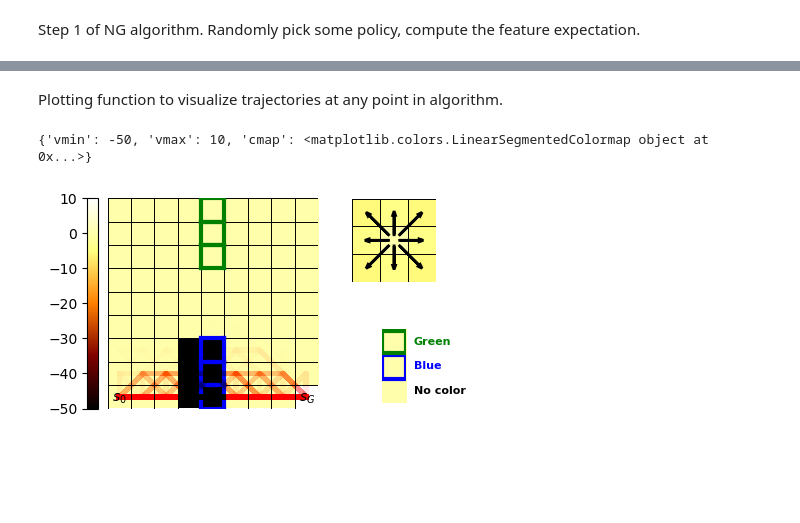
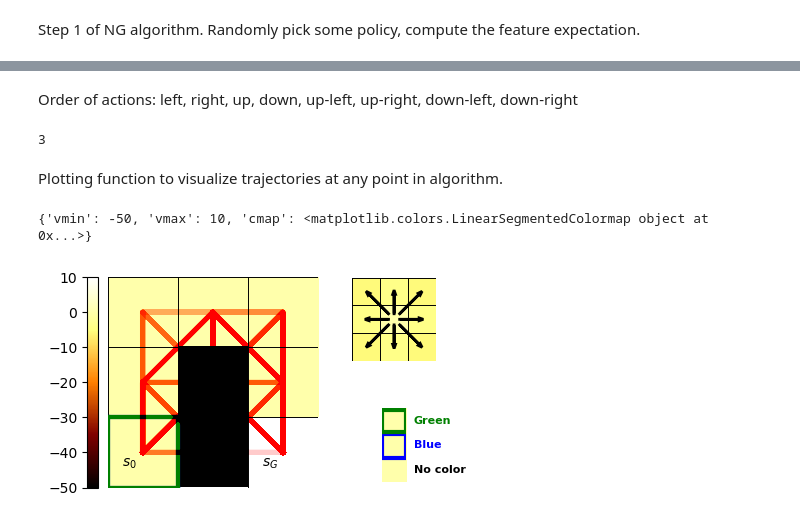
Before and after one commit to jwagner31/soft_constraint_irl, a Jupyter notebook: notebooks/MMP.ipynb, the cells around one changed output, grey strips where cells are left out. Drawn from its saved outputs; the diff is of its cells as text; code cells hidden in the pictures; blank space fills up the shorter version.

```diff
--- a/notebooks/MMP.ipynb
+++ b/notebooks/MMP.ipynb
@@ -54,7 +51,7 @@ n, n_cfg, demo_n = create_world('Nominal', blue, green)
 # %% [markdown]
 ### Constrained World Creation
 # %%
-cs = [3, 4, 12, 13, 21, 22]  # constrained states
+cs = [1, 4]  # constrained states
 ca = []  # constrained actions
 cc = []  # constrained colors
 
@@ -185,7 +182,7 @@ def stochastic_policy_adapter(policy):
 # %% [markdown]
 ### Parameters
 # %%
-discount=0.95
+discount=.95
 clip_grad_at=10
 lr=0.3
 max_iter=500
@@ -220,4 +229,4 @@ nominal_rewards = np.array(nominal_rewards)  # nominal reward vector is already
 # %% [markdown]
 Compute the empirical estimate for $\mu_e$. This is algorithm 5 from the [NG paper](https://ai.stanford.edu/~ang/papers/icml04-apprentice.pdf).
 # %%
-fe_expert = fe_from_trajectories(features, trajectories, discount)
+fe_expert = fe_from_trajectories(features, trajectories[0:1], discount)
@@ -244,18 +265,18 @@ policy_exec = stochastic_policy_adapter(policy)
 policy_list.append(policy)
 # %%
 sample_tjs = None
-for i in range(2):
+new_policy = None
+for i in range(10):
 
     #get latest policy
     policy = policy_list[-1]
 
     #Compute feature expectations of new policy and add to list
     if i==0:
-        sample_tjs = T.generate_trajectories(1000, world, policy_exec, initial, terminal)
-        fe_current.append(fe_from_trajectories(features, sample_tjs, discount))
-        #print("expert feature expectation: ", fe_expert[0:4])
-        margin.append(1)
-        omega_c.append(np.zeros(n_features))
+        sample_tjs = T.generate_trajectories(1000, world, policy_exec, initial, terminal) #get sample trajectories from initial policy
+        fe_current.append(fe_from_trajectories(features, sample_tjs, discount)) # get feature expectation of initial policy using sampled trajectories
+        margin.append(1) # dummy margin to start
+        omega_c.append(np.zeros(n_features)) # dummy omega_c to start
     else:
         if i==1:
             fe_bar.append(fe_current[i-1])
@@ -272,9 +293,9 @@ for i in range(2):
 
         reward_c = features @ omega_c[i]
         q_new, v_new = value_iteration(p_transition, reward_c, discount)
-        new_policy = stochastic_policy_from_q_value(world, q_new)
+        new_policy = stochastic_policy_from_q_value(world, q_new)  # (s, a) -> p(a | s)
         new_policy_exec = stochastic_policy_adapter(new_policy)
         policy_exec = new_policy_exec
         policy_list.append(new_policy)
-        #sample_tjs = T.generate_trajectories(1000, world, policy_exec, initial, terminal)
-        #fe_current.append(fe_from_trajectories(features, sample_tjs, discount))
+        sample_tjs = T.generate_trajectories(1000, world, policy_exec, initial, terminal)
+        fe_current.append(fe_from_trajectories(features, sample_tjs, discount))
@@ -281,13 +320,19 @@ for i in range(2):
+# %% [markdown]
+Order of actions:   left, right, up, down, up-left, up-right, down-left, down-right
+# %%
+len(fe_current)
+# %% [output]
+3
 # %% [markdown]
 Plotting function to visualize trajectories at any point in algorithm.
 # %%
-n_cfg = G.config_world(blue, green, cs, ca, cc, 8)
+n_cfg = G.config_world(blue, green, cs, ca, cc, 2)
 n = n_cfg.mdp
 
 
 G.plot_world('test', n, n_cfg.state_penalties,
            n_cfg.action_penalties, n_cfg.color_penalties,
            Demonstration(sample_tjs, policy_list[-1]), n_cfg.blue, n_cfg.green, vmin=-50, vmax=10);
 # %% [output]
 {'vmin': -50, 'vmax': 10, 'cmap': <matplotlib.colors.LinearSegmentedColormap object at 0x...>}
-[figure, old version]
+[figure, new version]
```
Also changed, not shown: parts of 11 cells of this notebook, 2 other files.
